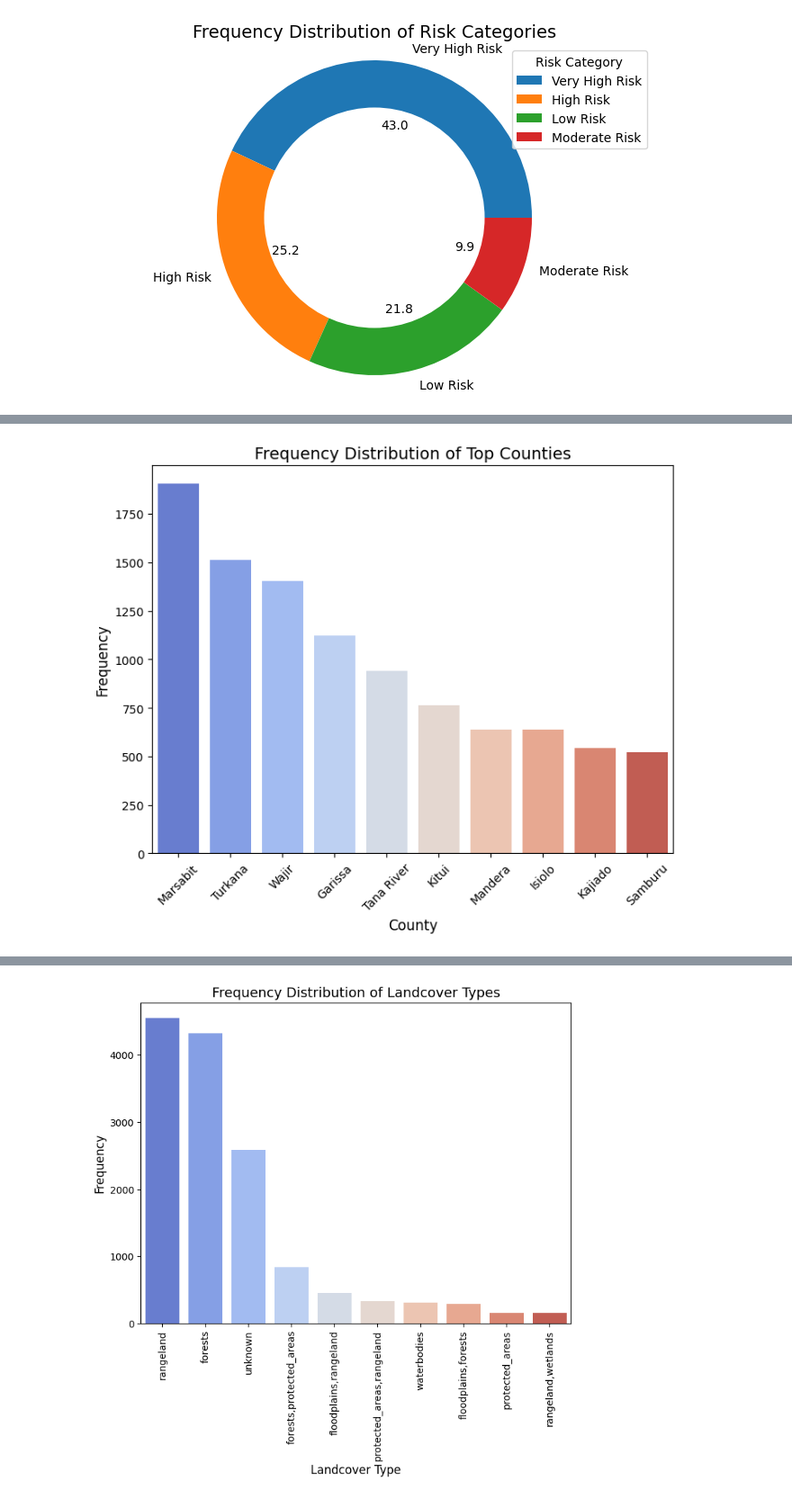
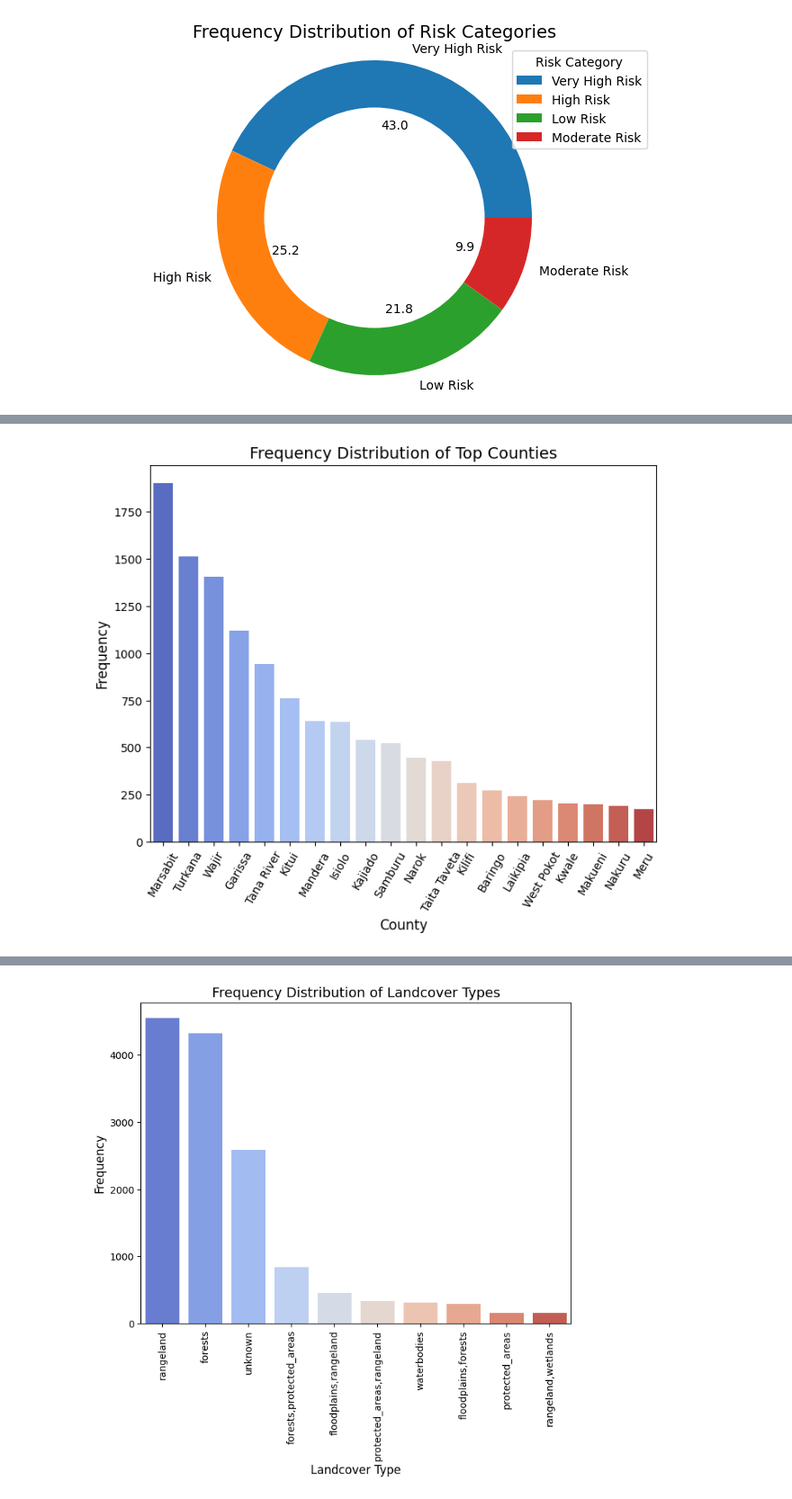
Before and after one commit to kennethnyangweso/Flood-Risk-Analysis-with-GIS, a Jupyter notebook: Exploratory Data Analysis Notebook.ipynb, the cells around one changed output, grey strips where cells are left out. Shown at 90% size. Saved outputs shown, nothing was run; the diff lists cells and outputs as text; code cells hidden in the pictures.

```diff
--- a/Exploratory Data Analysis Notebook.ipynb
+++ b/Exploratory Data Analysis Notebook.ipynb
@@ -81,12 +93,12 @@ plt.show()
 # %%
 #Distribution of Top Counties
-county_counts = df['county'].value_counts().head(10)  # Get the top 10 counties
+county_counts = df['county'].value_counts().head(20)  # Get the top 20 counties
 plt.figure(figsize=(8, 6))
 sns.barplot(x=county_counts.index, y=county_counts.values, palette='coolwarm')
 plt.xlabel('County', fontsize=12)
 plt.ylabel('Frequency', fontsize=12)
 plt.title('Frequency Distribution of Top Counties', fontsize=14)
-plt.xticks(rotation=45)
+plt.xticks(rotation=60)
 plt.show()
 # %% [output]
-[figure, old version]
+[figure, new version]
```
Also changed, not shown: parts of 28 cells of this notebook.
